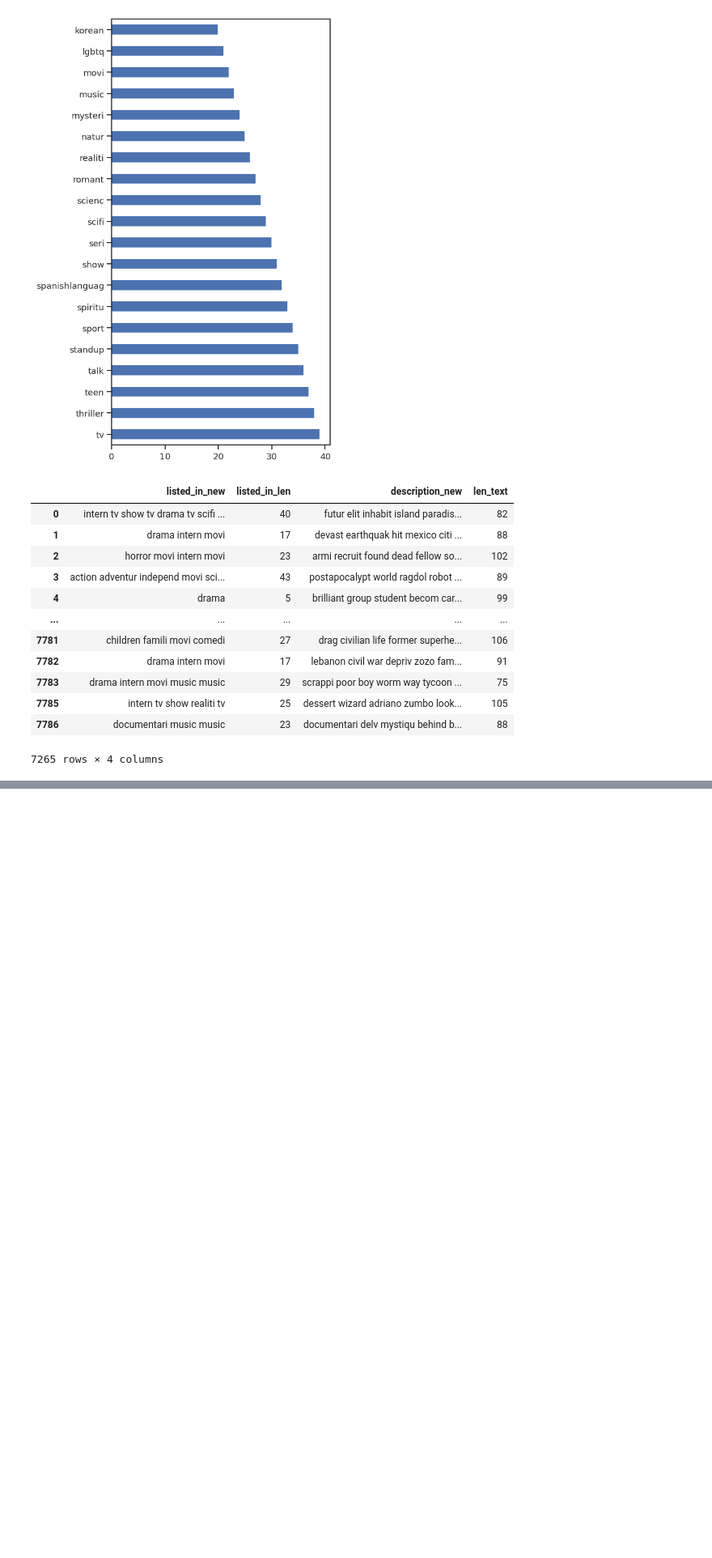
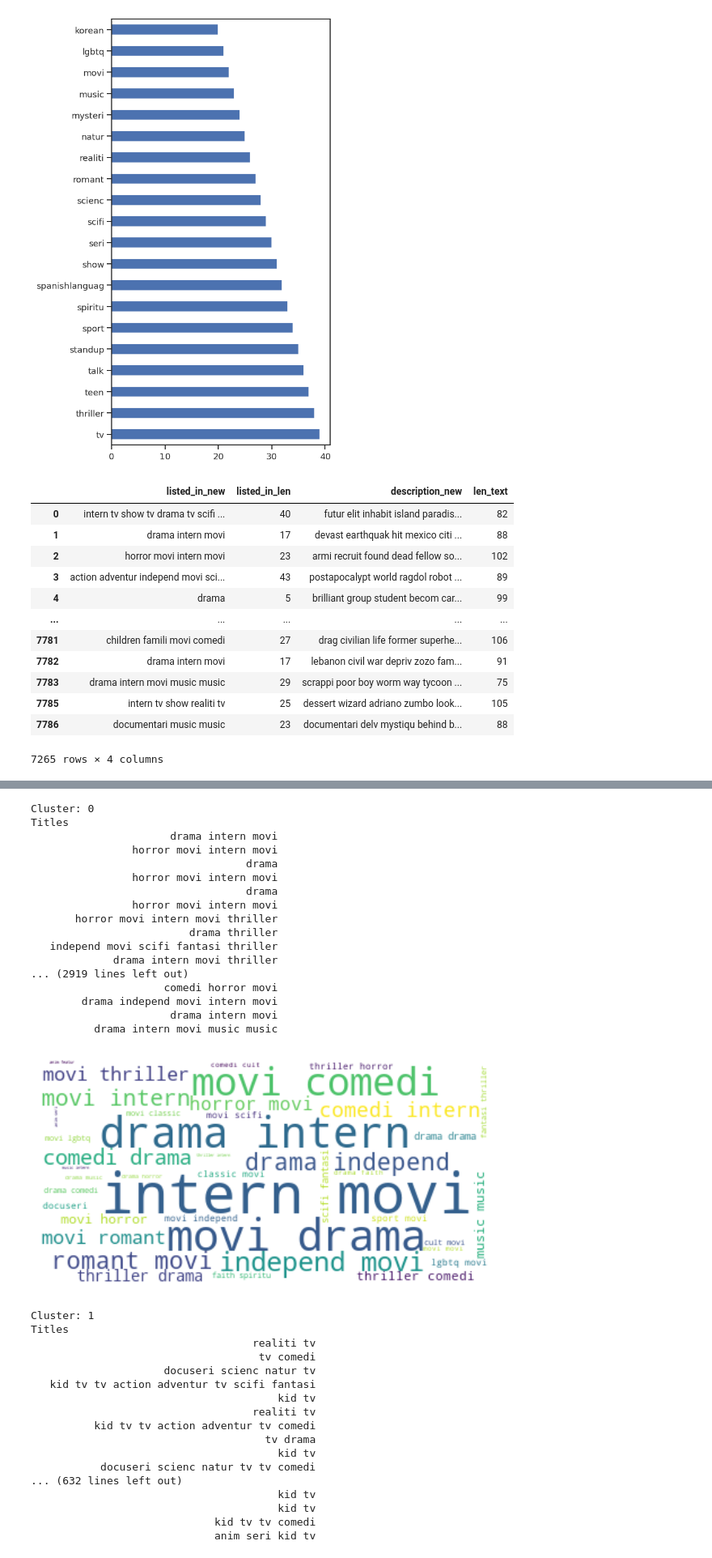
Before and after one commit to Saurabhf/Netflix_Movies_And_TV_Shows_Clustering, a Jupyter notebook: NETFLIX_MOVIES_AND_TV_SHOWS_CLUSTERING.ipynb, the cells around one changed output, grey strips where cells are left out. Shown at 81% size. Drawn from its saved outputs; the diff is of its cells as text; code cells hidden in the pictures; blank space fills up the shorter version.

```diff
--- a/NETFLIX_MOVIES_AND_TV_SHOWS_CLUSTERING.ipynb
+++ b/NETFLIX_MOVIES_AND_TV_SHOWS_CLUSTERING.ipynb
@@ -1009,0 +1030,7 @@ netflixclusdf[['listed_in_new', 'listed_in_len', 'description_new', 'len_text']]
+# %%
+true_k = 7
+model = KMeans(n_clusters=true_k, init='k-means++', max_iter=300, n_init=10)
+model.fit(X)
+labels=model.labels_
+clustering_df=pd.DataFrame(list(zip(netflixclusdf.listed_in_new,labels)),columns=['title','cluster'])
+print(clustering_df.sort_values(by=['cluster']))
@@ -1009,0 +1052,54 @@ netflixclusdf[['listed_in_new', 'listed_in_len', 'description_new', 'len_text']]
+# %%
+from wordcloud import WordCloud
+result={'cluster':labels,'Listed_in': netflixclusdf.listed_in_new}
+result=pd.DataFrame(result)
+for k in range(0,true_k):
+   s=result[result.cluster==k]
+   text=s['Listed_in'].str.cat(sep=' ')
+   text=text.lower()
+   text=' '.join([word for word in text.split()])
+   wordcloud = WordCloud(max_font_size=50, max_words=100, background_color="white").generate(text)
+   print('Cluster: {}'.format(k))
+   print('Titles')
+   titles = clustering_df[clustering_df.cluster==k]['title']
+   print(titles.to_string(index=False))
+   plt.figure()
+   plt.imshow(wordcloud, interpolation="bilinear")
+   plt.axis("off")
+   plt.show()
+# %% [output]
+Cluster: 0
+Titles
+                      drama intern movi
+                horror movi intern movi
+                                  drama
+                horror movi intern movi
+                                  drama
+                horror movi intern movi
+       horror movi intern movi thriller
+                         drama thriller
+   independ movi scifi fantasi thriller
+             drama intern movi thriller
+... (2919 lines left out)
+                     comedi horror movi
+        drama independ movi intern movi
+                      drama intern movi
+          drama intern movi music music
+[figure, added]
+Cluster: 1
+Titles
+                                   realiti tv
+                                    tv comedi
+                     docuseri scienc natur tv
+   kid tv tv action adventur tv scifi fantasi
+                                       kid tv
+                                   realiti tv
+          kid tv tv action adventur tv comedi
+                                     tv drama
+                                       kid tv
+           docuseri scienc natur tv tv comedi
+... (632 lines left out)
+                                       kid tv
+                                       kid tv
+                             kid tv tv comedi
+                             anim seri kid tv
```
Also changed, not shown: parts of 4 cells of this notebook.
